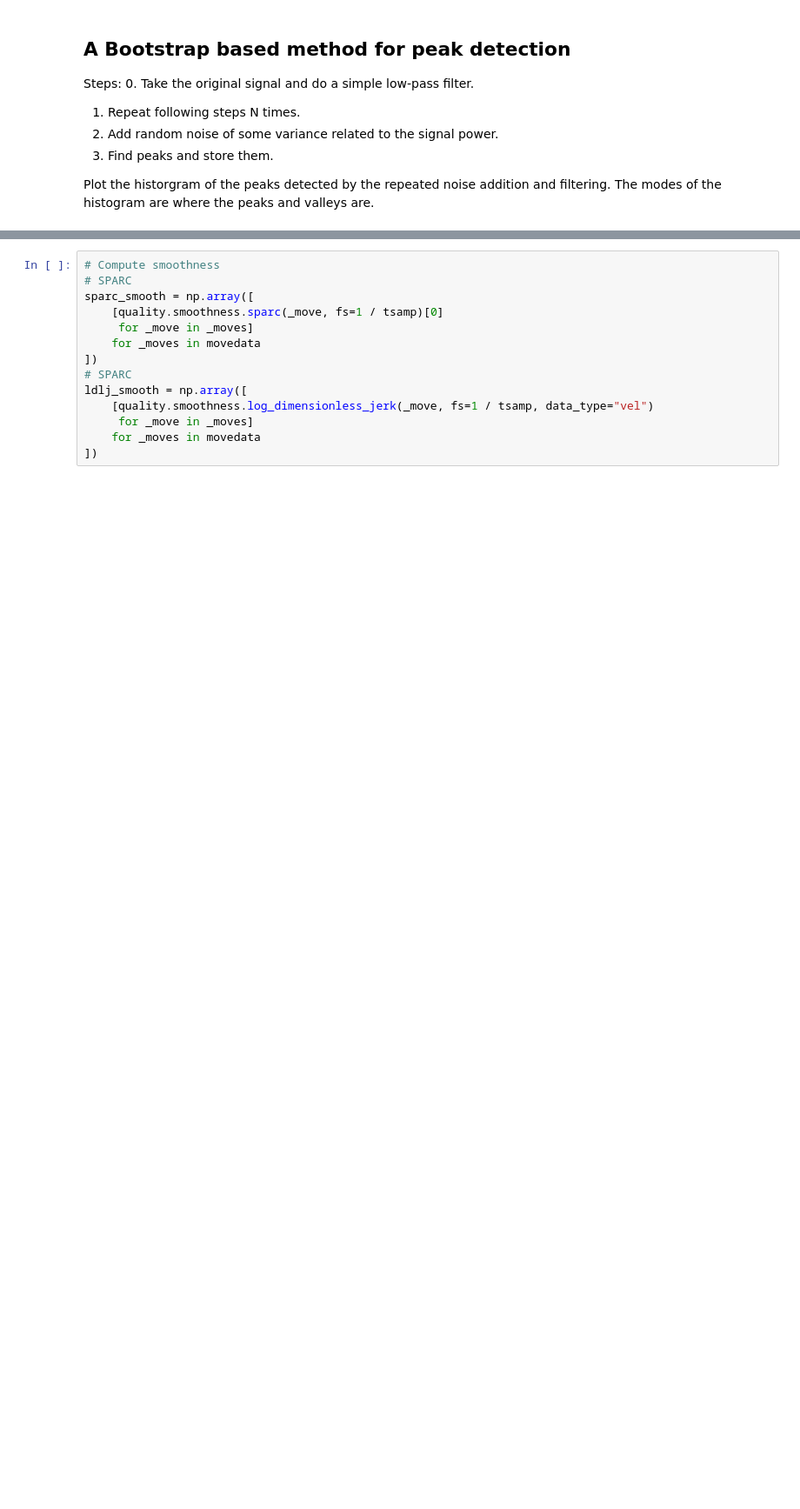
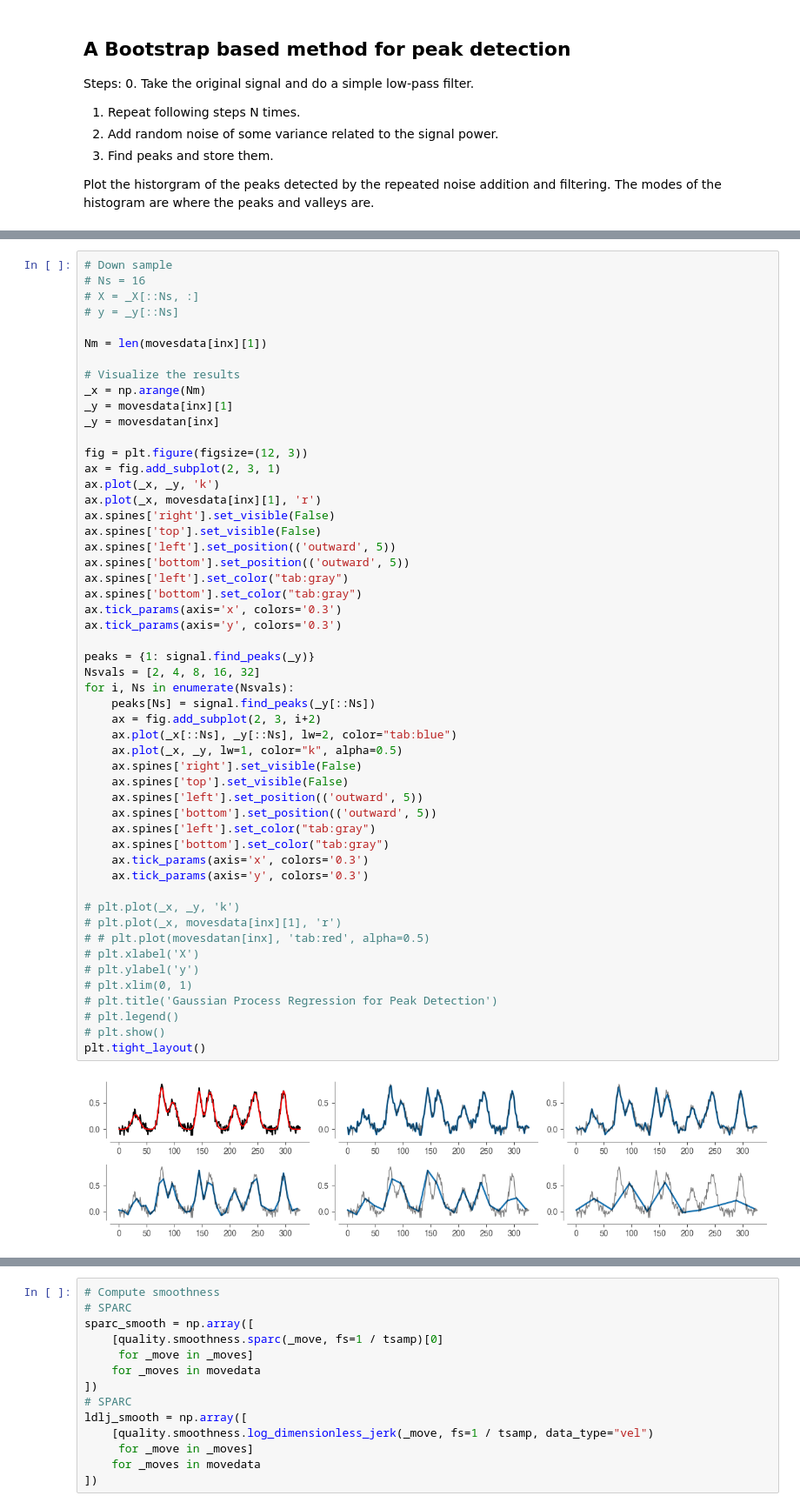
Before and after one commit to siva82kb/kinometrics, a Jupyter notebook: analysis/peak_metrics_smoothness.ipynb, the cells around one changed output, grey strips where cells are left out. Shown at 87% size. Drawn from its saved outputs; the diff is of its cells as text; blank space fills up the shorter version.

```diff
--- a/analysis/peak_metrics_smoothness.ipynb
+++ b/analysis/peak_metrics_smoothness.ipynb
@@ -165,0 +167,54 @@ plt.show()
+# %%
+# Down sample
+# Ns = 16
+# X = _X[::Ns, :]
+# y = _y[::Ns]
+
+Nm = len(movesdata[inx][1])
+
+# Visualize the results
+_x = np.arange(Nm)
+_y = movesdata[inx][1]
+_y = movesdatan[inx]
+
+fig = plt.figure(figsize=(12, 3))
+ax = fig.add_subplot(2, 3, 1)
+ax.plot(_x, _y, 'k')
+ax.plot(_x, movesdata[inx][1], 'r')
+ax.spines['right'].set_visible(False)
+ax.spines['top'].set_visible(False)
+ax.spines['left'].set_position(('outward', 5))
+ax.spines['bottom'].set_position(('outward', 5))
+ax.spines['left'].set_color("tab:gray")
+ax.spines['bottom'].set_color("tab:gray")
+ax.tick_params(axis='x', colors='0.3')
+ax.tick_params(axis='y', colors='0.3')
+
+peaks = {1: signal.find_peaks(_y)}
+Nsvals = [2, 4, 8, 16, 32]
+for i, Ns in enumerate(Nsvals):
+    peaks[Ns] = signal.find_peaks(_y[::Ns])
+    ax = fig.add_subplot(2, 3, i+2)
+    ax.plot(_x[::Ns], _y[::Ns], lw=2, color="tab:blue")
+    ax.plot(_x, _y, lw=1, color="k", alpha=0.5)
+    ax.spines['right'].set_visible(False)
+    ax.spines['top'].set_visible(False)
+    ax.spines['left'].set_position(('outward', 5))
+    ax.spines['bottom'].set_position(('outward', 5))
+    ax.spines['left'].set_color("tab:gray")
+    ax.spines['bottom'].set_color("tab:gray")
+    ax.tick_params(axis='x', colors='0.3')
+    ax.tick_params(axis='y', colors='0.3')
+
+# plt.plot(_x, _y, 'k')
+# plt.plot(_x, movesdata[inx][1], 'r')
+# # plt.plot(movesdatan[inx], 'tab:red', alpha=0.5)
+# plt.xlabel('X')
+# plt.ylabel('y')
+# plt.xlim(0, 1)
+# plt.title('Gaussian Process Regression for Peak Detection')
+# plt.legend()
+# plt.show()
+plt.tight_layout()
+# %% [output]
+[figure, added]
```
Also changed, not shown: parts of 4 cells of this notebook, 1 other file.
